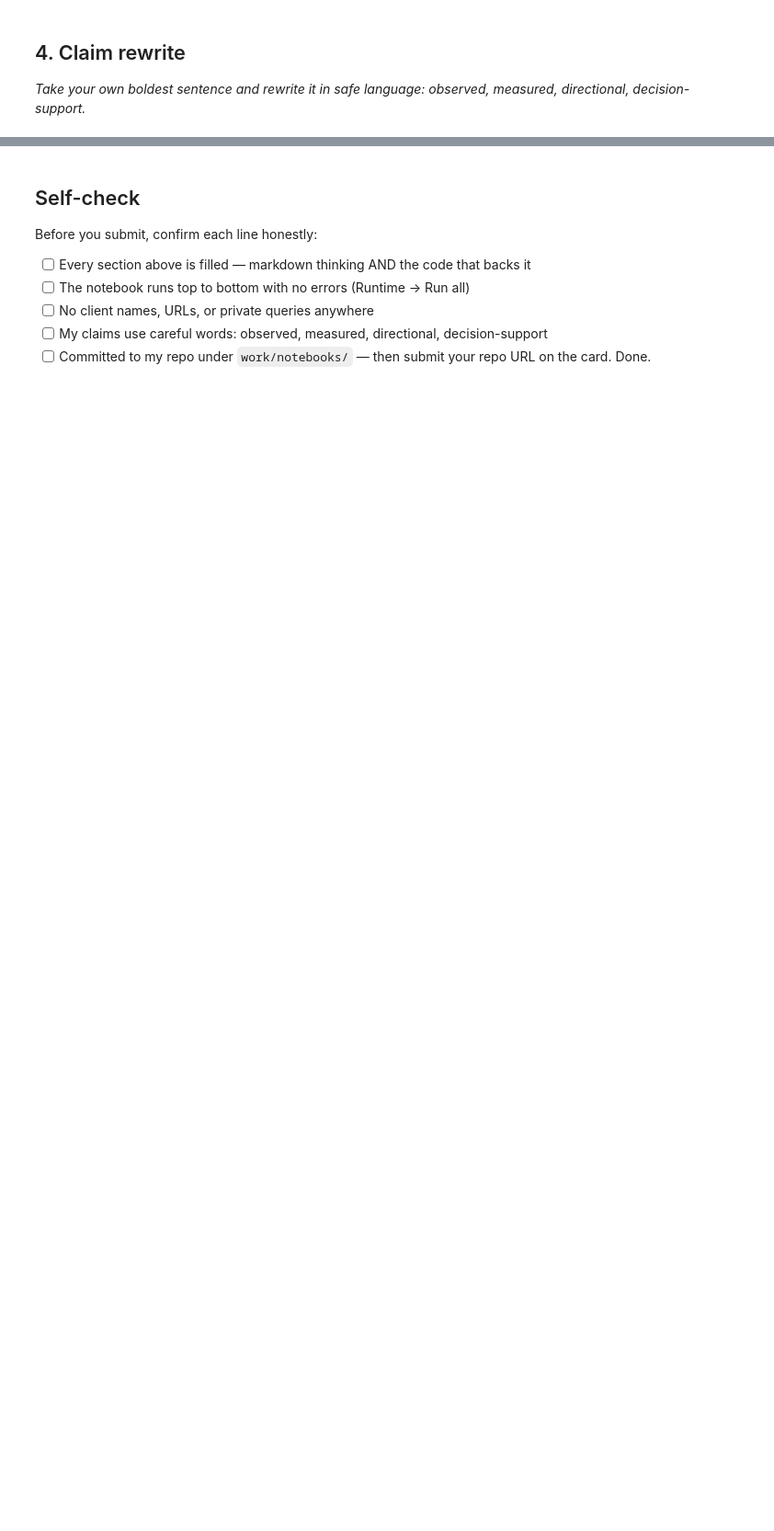
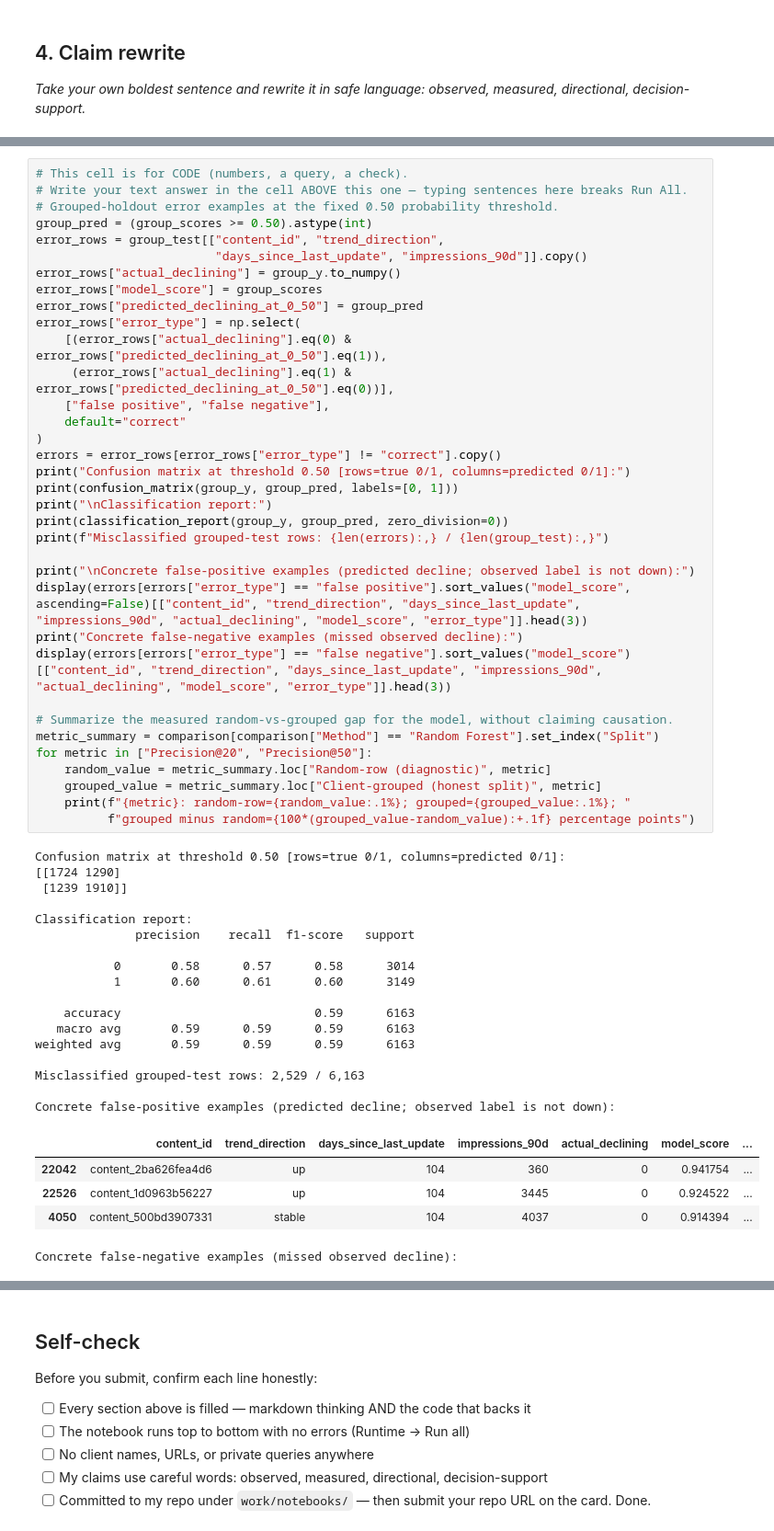
Before and after one commit to Kifayat-Sayed/flyrank-ml-internship1, a Jupyter notebook: work/notebooks/w06_validation_audit.ipynb, the cells around one changed output, grey strips where cells are left out. Shown at 92% size. Drawn from its saved outputs; the diff is of its cells as text; blank space fills up the shorter version.

```diff
--- a/work/notebooks/w06_validation_audit.ipynb
+++ b/work/notebooks/w06_validation_audit.ipynb
@@ -36,0 +292,58 @@ This skeleton is yours to fill. Work the sections **in order** — each one has
+# %%
+# This cell is for CODE (numbers, a query, a check).
+# Write your text answer in the cell ABOVE this one — typing sentences here breaks Run All.
+# Grouped-holdout error examples at the fixed 0.50 probability threshold.
+group_pred = (group_scores >= 0.50).astype(int)
+error_rows = group_test[["content_id", "trend_direction",
+                         "days_since_last_update", "impressions_90d"]].copy()
+error_rows["actual_declining"] = group_y.to_numpy()
+error_rows["model_score"] = group_scores
+error_rows["predicted_declining_at_0_50"] = group_pred
+error_rows["error_type"] = np.select(
+    [(error_rows["actual_declining"].eq(0) & error_rows["predicted_declining_at_0_50"].eq(1)),
+     (error_rows["actual_declining"].eq(1) & error_rows["predicted_declining_at_0_50"].eq(0))],
+    ["false positive", "false negative"],
+    default="correct"
+)
+errors = error_rows[error_rows["error_type"] != "correct"].copy()
+print("Confusion matrix at threshold 0.50 [rows=true 0/1, columns=predicted 0/1]:")
+print(confusion_matrix(group_y, group_pred, labels=[0, 1]))
+print("\nClassification report:")
+print(classification_report(group_y, group_pred, zero_division=0))
+print(f"Misclassified grouped-test rows: {len(errors):,} / {len(group_test):,}")
+
+print("\nConcrete false-positive examples (predicted decline; observed label is not down):")
+display(errors[errors["error_type"] == "false positive"].sort_values("model_score", ascending=False)[["content_id", "trend_direction", "days_since_last_update", "impressions_90d", "actual_declining", "model_score", "error_type"]].head(3))
+print("Concrete false-negative examples (missed observed decline):")
+display(errors[errors["error_type"] == "false negative"].sort_values("model_score")[["content_id", "trend_direction", "days_since_last_update", "impressions_90d", "actual_declining", "model_score", "error_type"]].head(3))
+
+# Summarize the measured random-vs-grouped gap for the model, without claiming causation.
+metric_summary = comparison[comparison["Method"] == "Random Forest"].set_index("Split")
+for metric in ["Precision@20", "Precision@50"]:
+    random_value = metric_summary.loc["Random-row (diagnostic)", metric]
+    grouped_value = metric_summary.loc["Client-grouped (honest split)", metric]
+    print(f"{metric}: random-row={random_value:.1%}; grouped={grouped_value:.1%}; "
+          f"grouped minus random={100*(grouped_value-random_value):+.1f} percentage points")
+# %% [output]
+Confusion matrix at threshold 0.50 [rows=true 0/1, columns=predicted 0/1]:
+[[1724 1290]
+ [1239 1910]]
+
+Classification report:
+              precision    recall  f1-score   support
+
+           0       0.58      0.57      0.58      3014
+           1       0.60      0.61      0.60      3149
+
+    accuracy                           0.59      6163
+   macro avg       0.59      0.59      0.59      6163
+weighted avg       0.59      0.59      0.59      6163
+
+Misclassified grouped-test rows: 2,529 / 6,163
+
+Concrete false-positive examples (predicted decline; observed label is not down):
+|  | content_id | trend_direction | days_since_last_update | impressions_90d | actual_declining | model_score | ... |
+| 22042 | content_2ba626fea4d6 | up | 104 | 360 | 0 | 0.941754 | ... |
+| 22526 | content_1d0963b56227 | up | 104 | 3445 | 0 | 0.924522 | ... |
+| 4050 | content_500bd3907331 | stable | 104 | 4037 | 0 | 0.914394 | ... |
+Concrete false-negative examples (missed observed decline):
```
Also changed, not shown: parts of 13 cells of this notebook.
